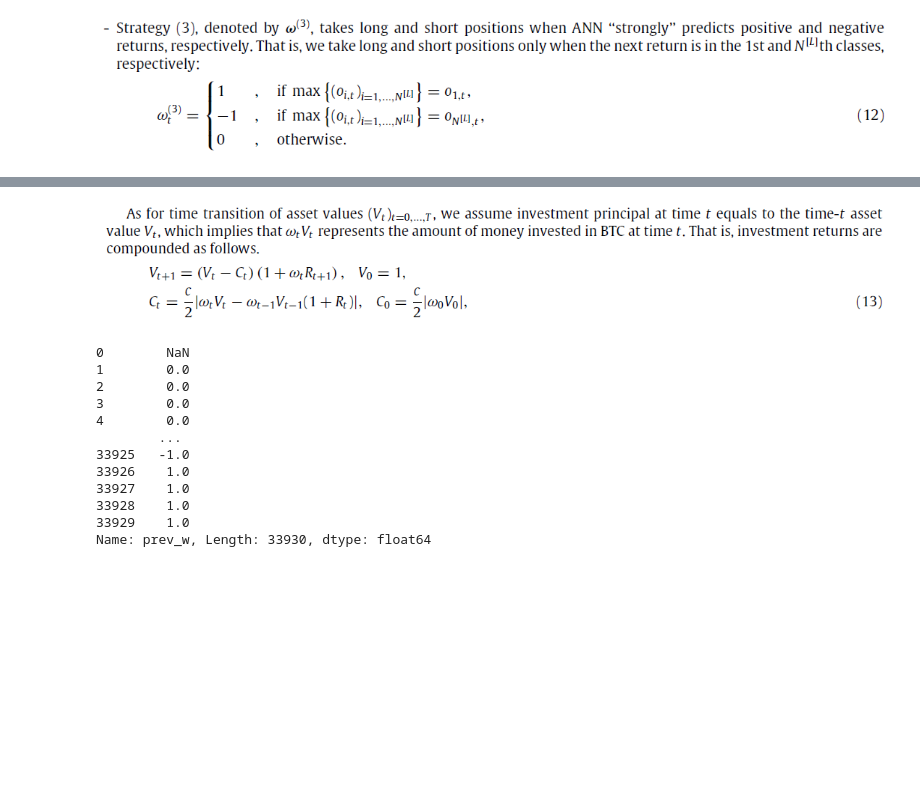
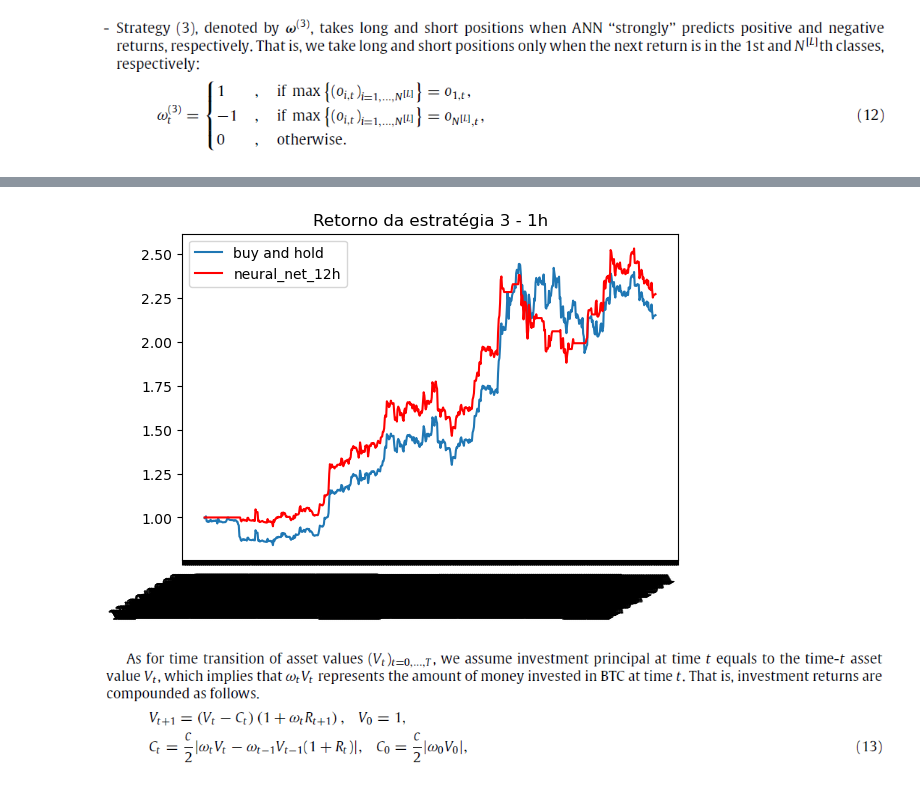
Before and after one commit to LuisGPMa/TCC_code, a Jupyter notebook: backtest_ann.ipynb, the cells around one changed output, grey strips where cells are left out. Cells and saved outputs as stored; diff of their text form; code cells hidden in the pictures; blank space fills up the shorter version.

```diff
--- a/backtest_ann.ipynb
+++ b/backtest_ann.ipynb
@@ -79,0 +79,10 @@ Name: w, Length: 33930, dtype: int32
+# %%
+trades_bool_idx = []
+in_position=False
+for idx,row in df_backtest.iterrows():
+    if row['w'] == 1:
+        in_position = True
+    if row['w'] == -1:
+        in_position = False
+    trades_bool_idx.append(in_position)
+df_backtest['in_position'] = trades_bool_idx
@@ -79,0 +192,4 @@ Name: w, Length: 33930, dtype: int32
+# %%
+get_strategy_log_returns(df_backtest, trades_df.index, f'neural_net_{intervalo}')
+df_backtest.dropna(inplace=True)
+df_backtest.reset_index(drop=True, inplace=True)
@@ -79,0 +213,3 @@ Name: w, Length: 33930, dtype: int32
+# %%
+df_backtest['retorno_acumulado_bh'] = np.exp(df_backtest['log_returns']).cumprod()
+df_backtest[f'retorno_acumulado_nnet_{intervalo}'] = np.exp(df_backtest[f'neural_net_{intervalo}_log_returns']).cumprod()
@@ -79,0 +220,2 @@ Name: w, Length: 33930, dtype: int32
+# %%
+df_backtest['date'] = pd.to_datetime(df_backtest['timestamp_ms'], unit='ms')
@@ -80,23 +238,32 @@ Name: w, Length: 33930, dtype: int32
+# %%
+
+start = 0
+end = 8239
+plt.gca().xaxis.set_major_formatter(mdates.DateFormatter('%m/%d/%Y'))
+plt.gca().xaxis.set_major_locator(mdates.DayLocator())
+plt.gcf().autofmt_xdate()
+plt.plot(np.exp(df_backtest['log_returns'][start:end]).cumprod(), label='buy and hold')
+plt.plot(np.exp(df_backtest['neural_net_12h_log_returns'][start:end]).cumprod(), c='red', label='neural_net_12h')
+# plt.xticks(df_backtest['date'])
+# plt.xlabel('qtd de cpu')
+# plt.ylabel('fator speedup')
+plt.title('Retorno da estratégia 3 - 1h')
+# plt.grid(True)
+# x_intervals = np.array([ 0, 10, 20, 30, 40, 48])
+# y_intervals = np.arange(0, 9, 1)
+# plt.xticks(x_intervals)
+# plt.yticks(y_intervals)
+plt.legend()
+plt.show()
+# %% [output]
+[figure, added]
 # %% [markdown]
 ![image.png](attachment:image.png)
 # %%
 #primeiro teste com c=0
 df_backtest['prev_w'] = df_backtest['w'].shift()
 # %%
-df_backtest['prev_w']
+df_backtest
-# %% [output]
-0        NaN
-1        0.0
-2        0.0
-3        0.0
-4        0.0
-        ...
-33925   -1.0
-33926    1.0
-33927    1.0
-33928    1.0
-33929    1.0
-Name: prev_w, Length: 33930, dtype: float64
 # %%
 V = [1]
 for idx,row in df_backtest.iterrows():
```
Also changed, not shown: parts of 19 cells of this notebook, 5 other files.
